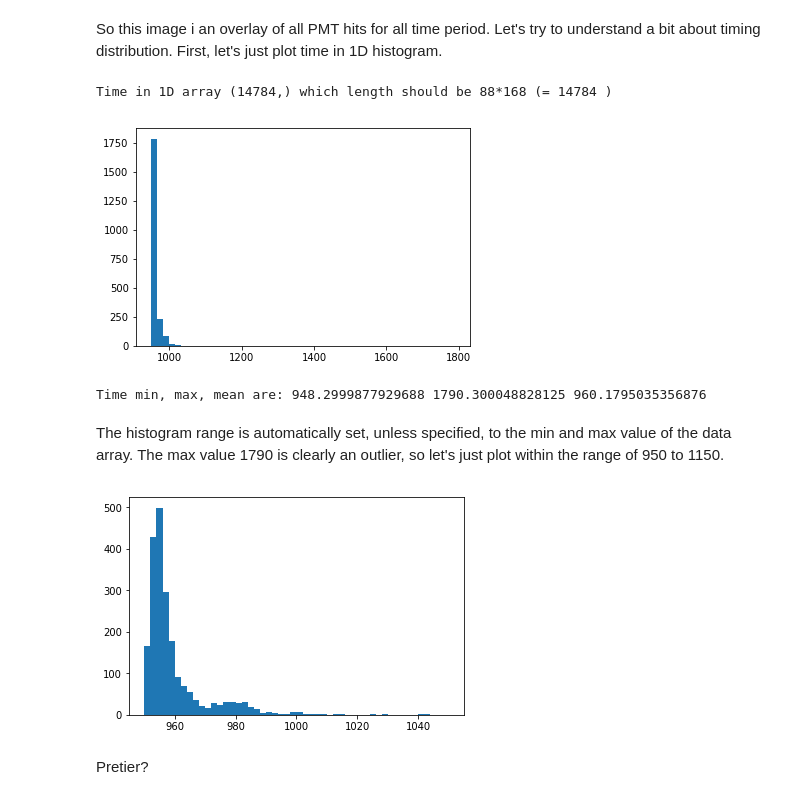
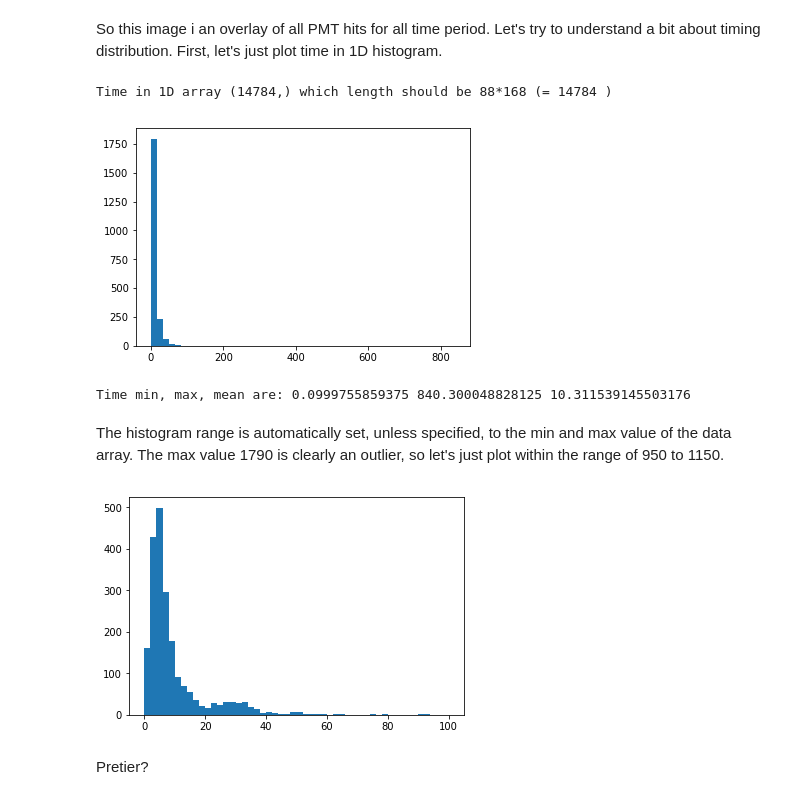
Before and after one commit to WatChMaL/ExampleNotebooks, a Jupyter notebook: HKML Data Access & Visualization.ipynb, the cells around one changed output. Drawn from its saved outputs; the diff is of its cells as text; code cells hidden in the pictures.

```diff
--- a/HKML Data Access & Visualization.ipynb
+++ b/HKML Data Access & Visualization.ipynb
@@ -9,7 +9,7 @@ import numpy as np
 from __future__ import print_function
 
 # Change if you want to open a different file
-DATA_FILE_PATH='/data/hkml_data/E61_3inch/e-/E61_3inch_e-_20-2000MeV_R0cm_100evts_1.npz'
+DATA_FILE_PATH='/data/hkml_data/IWCDgrid/varyE/e-/IWCDgrid_varyE_e-_R0cm_20-2000MeV_100evts_1.npz'
 
 # Open file
 f = np.load(DATA_FILE_PATH)
@@ -86,15 +86,15 @@ plt.show()
 print ('Time min, max, mean are:', time_1d.min(), time_1d.max(), time_1d.mean())
 # %% [output]
 Time in 1D array (14784,) which length should be 88*168 (= 14784 )
-[figure, old version]
+[figure, new version]
-Time min, max, mean are: 948.2999877929688 1790.300048828125 960.1795035356876
+Time min, max, mean are: 0.0999755859375 840.300048828125 10.311539145503176
 # %% [markdown]
 The histogram range is automatically set, unless specified, to the min and max value of the data array. The max value 1790 is clearly an outlier, so let's just plot within the range of 950 to 1150.
 # %%
-_ = plt.hist(time_1d,bins=50,range=(950,1050))
+_ = plt.hist(time_1d,bins=50,range=(0,100))
 plt.show()
 # %% [output]
-[figure, old version]
+[figure, new version]
 # %% [markdown]
 Pretier?
 # %%
```
Also changed, not shown: parts of 3 cells of this notebook, 3 other files.
